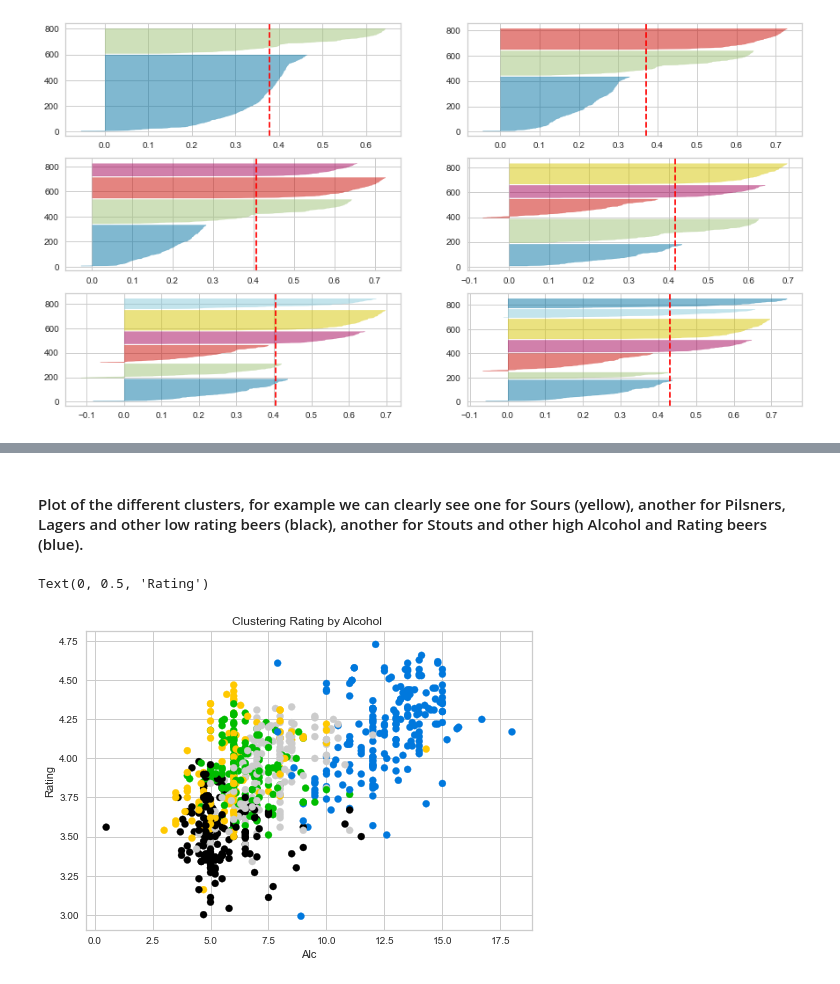
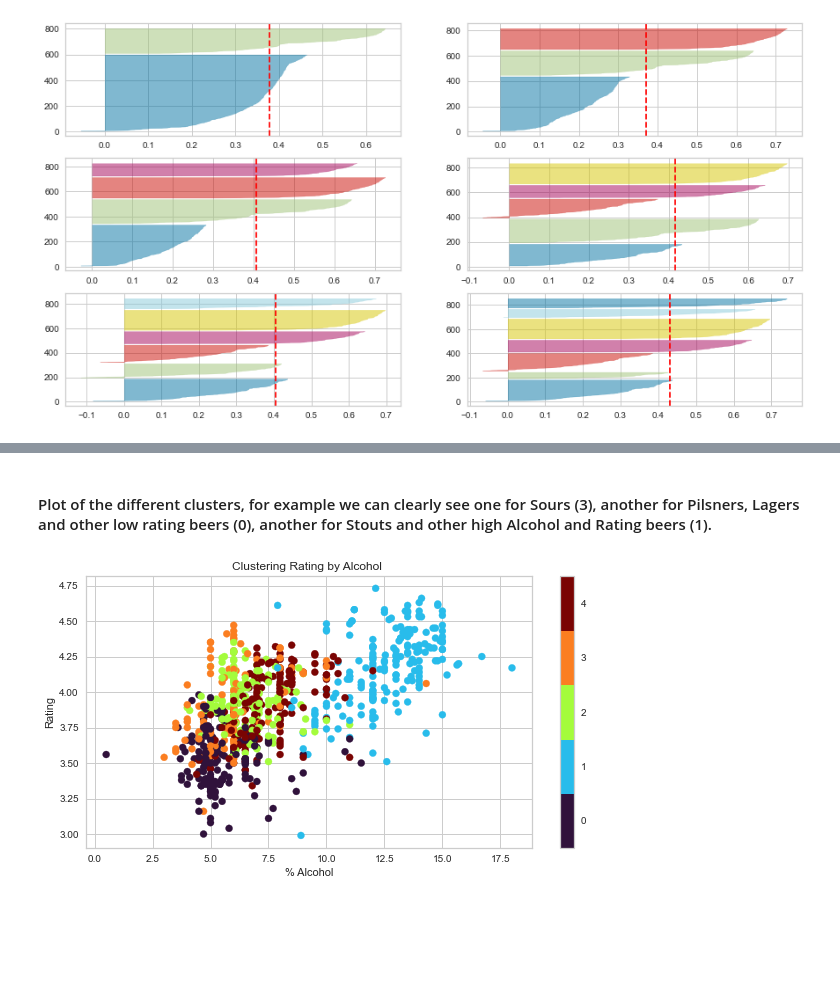
Before and after one commit to rodrimdz/MBCC2023, a Jupyter notebook: Clustering_MBCC2023.ipynb, the cells around one changed output, grey strips where cells are left out. Cells and saved outputs as stored; diff of their text form; code cells hidden in the pictures; blank space fills up the shorter version.

Commit message:
update 3d plot and some fixes

```diff
--- a/Clustering_MBCC2023.ipynb
+++ b/Clustering_MBCC2023.ipynb
@@ -275,15 +248,18 @@ See the caveats in the documentation: https://pandas.pydata.org/pandas-docs/stab
 | 8 | 2085-24 COCONUT COCOA VANILLA STOUT | Stout - Oatmeal | Stout | 2085 Brewery | 5.50 | 15.000000 | 3.63 | 35 | 2 |
 | 9 | 2085-3 Hoppy Mexican Lager | Lager - Mexican | Lager | 2085 Brewery | 5.30 | 11.000000 | 3.61 | 19 | 0 |
 # %% [markdown]
-#### Plot of the different clusters, for example we can clearly see one for Sours (yellow), another for Pilsners, Lagers and other low rating beers (black), another for Stouts and other high Alcohol and Rating beers (blue).
+#### Plot of the different clusters, for example we can clearly see one for Sours (3), another for Pilsners, Lagers and other low rating beers (0), another for Stouts and other high Alcohol and Rating beers (1).
 # %%
+plt.figure(figsize=(10,5))
 plt.scatter(df["Alc"],
             df["Rating"],
-           c = df["clusters"],cmap = "nipy_spectral")
+           c = df["clusters"],label = df["clusters"].unique,
+        cmap = plt.cm.get_cmap("turbo",5),vmin=-0.5,vmax=4.5)
 plt.title("Clustering Rating by Alcohol ")
-plt.xlabel("Alc")
+plt.colorbar()
+plt.xlabel("% Alcohol")
 plt.ylabel("Rating")
+plt.show()
 # %% [output]
-Text(0, 0.5, 'Rating')
-[figure, old version]
+[figure, new version]
 # %%
```
Also changed, not shown: parts of 21 cells of this notebook.
